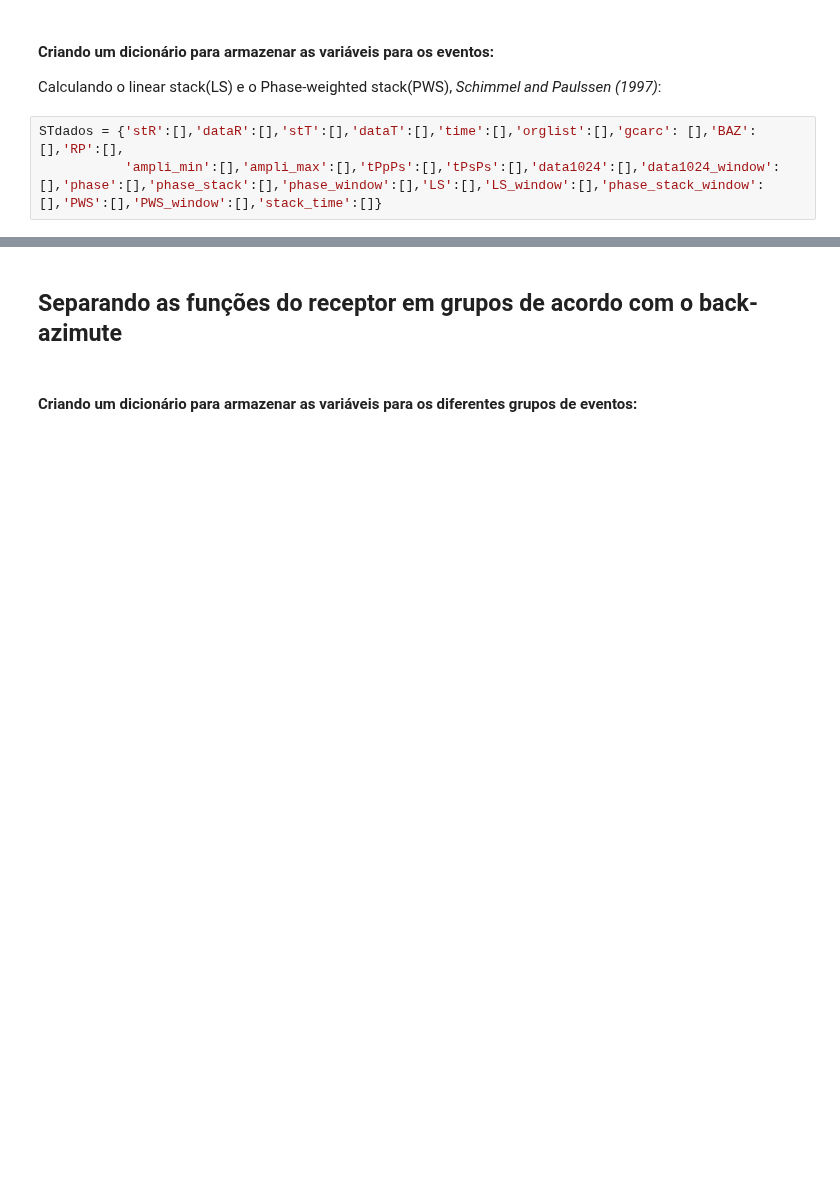
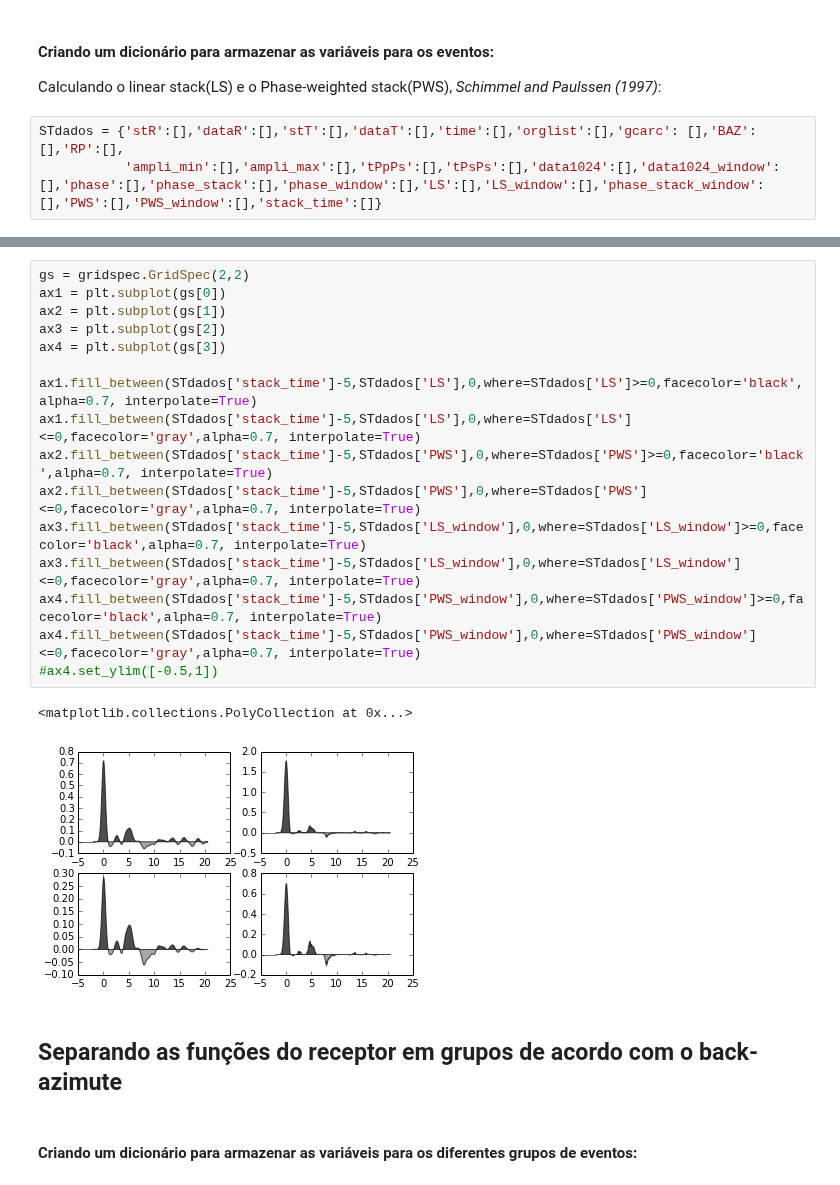
Before and after one commit to dIOGOLOC/projeto_mestrado, a Jupyter notebook: plotagem_funcao_receptor.ipynb, the cells around one changed output, grey strips where cells are left out. Drawn from its saved outputs; the diff is of its cells as text; blank space fills up the shorter version.

```diff
--- a/plotagem_funcao_receptor.ipynb
+++ b/plotagem_funcao_receptor.ipynb
@@ -190,3 +162,22 @@ ax4.set_xlim([0,25])
+# %%
+gs = gridspec.GridSpec(2,2)
+ax1 = plt.subplot(gs[0])
+ax2 = plt.subplot(gs[1])
+ax3 = plt.subplot(gs[2])
+ax4 = plt.subplot(gs[3])
+
+ax1.fill_between(STdados['stack_time']-5,STdados['LS'],0,where=STdados['LS']>=0,facecolor='black',alpha=0.7, interpolate=True)
+ax1.fill_between(STdados['stack_time']-5,STdados['LS'],0,where=STdados['LS']<=0,facecolor='gray',alpha=0.7, interpolate=True)
+ax2.fill_between(STdados['stack_time']-5,STdados['PWS'],0,where=STdados['PWS']>=0,facecolor='black',alpha=0.7, interpolate=True)
+ax2.fill_between(STdados['stack_time']-5,STdados['PWS'],0,where=STdados['PWS']<=0,facecolor='gray',alpha=0.7, interpolate=True)
+ax3.fill_between(STdados['stack_time']-5,STdados['LS_window'],0,where=STdados['LS_window']>=0,facecolor='black',alpha=0.7, interpolate=True)
+ax3.fill_between(STdados['stack_time']-5,STdados['LS_window'],0,where=STdados['LS_window']<=0,facecolor='gray',alpha=0.7, interpolate=True)
+ax4.fill_between(STdados['stack_time']-5,STdados['PWS_window'],0,where=STdados['PWS_window']>=0,facecolor='black',alpha=0.7, interpolate=True)
+ax4.fill_between(STdados['stack_time']-5,STdados['PWS_window'],0,where=STdados['PWS_window']<=0,facecolor='gray',alpha=0.7, interpolate=True)
+#ax4.set_ylim([-0.5,1])
+# %% [output]
+<matplotlib.collections.PolyCollection at 0x...>
+[figure, added]
 # %% [markdown]
 <h2>Separando as funções do receptor em grupos de acordo com o back-azimute</h2>
 # %% [markdown]
```
Also changed, not shown: parts of 19 cells of this notebook, 1 other file.
